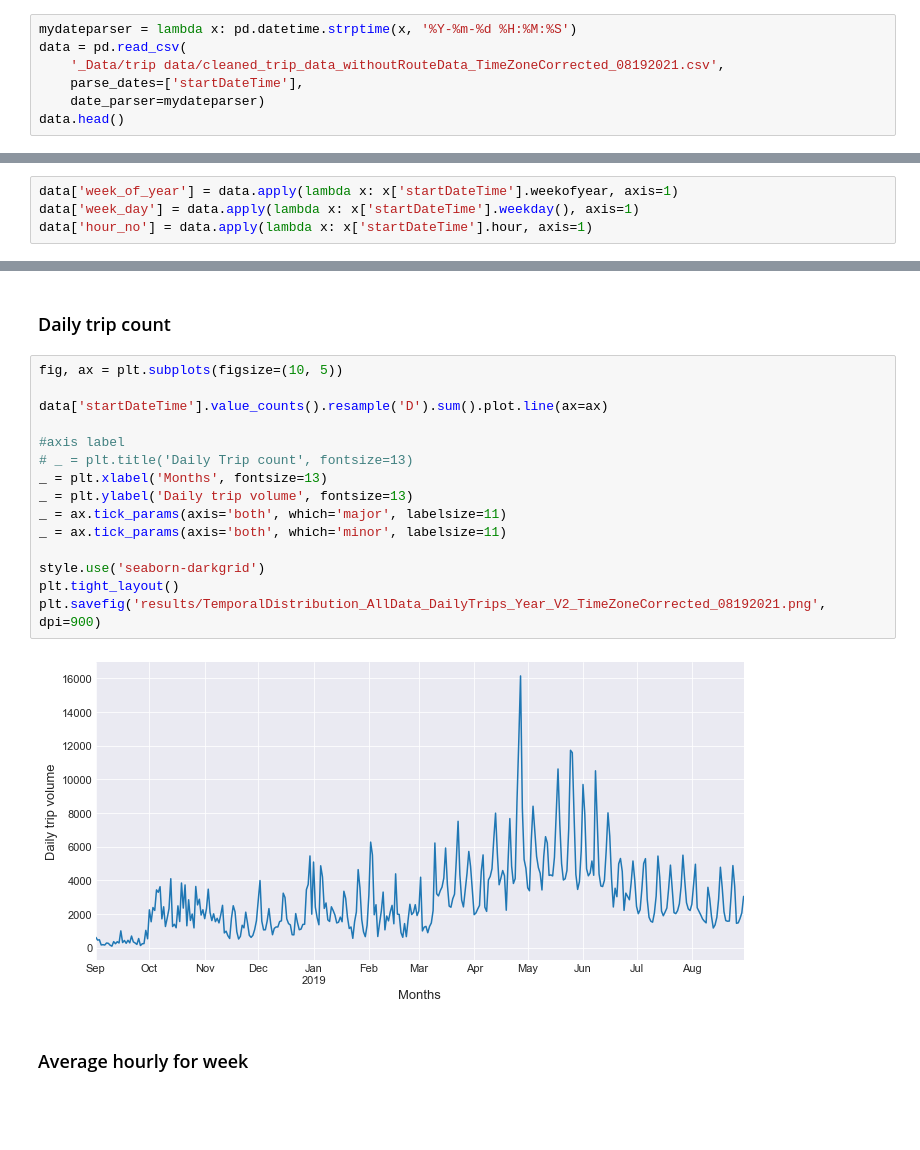
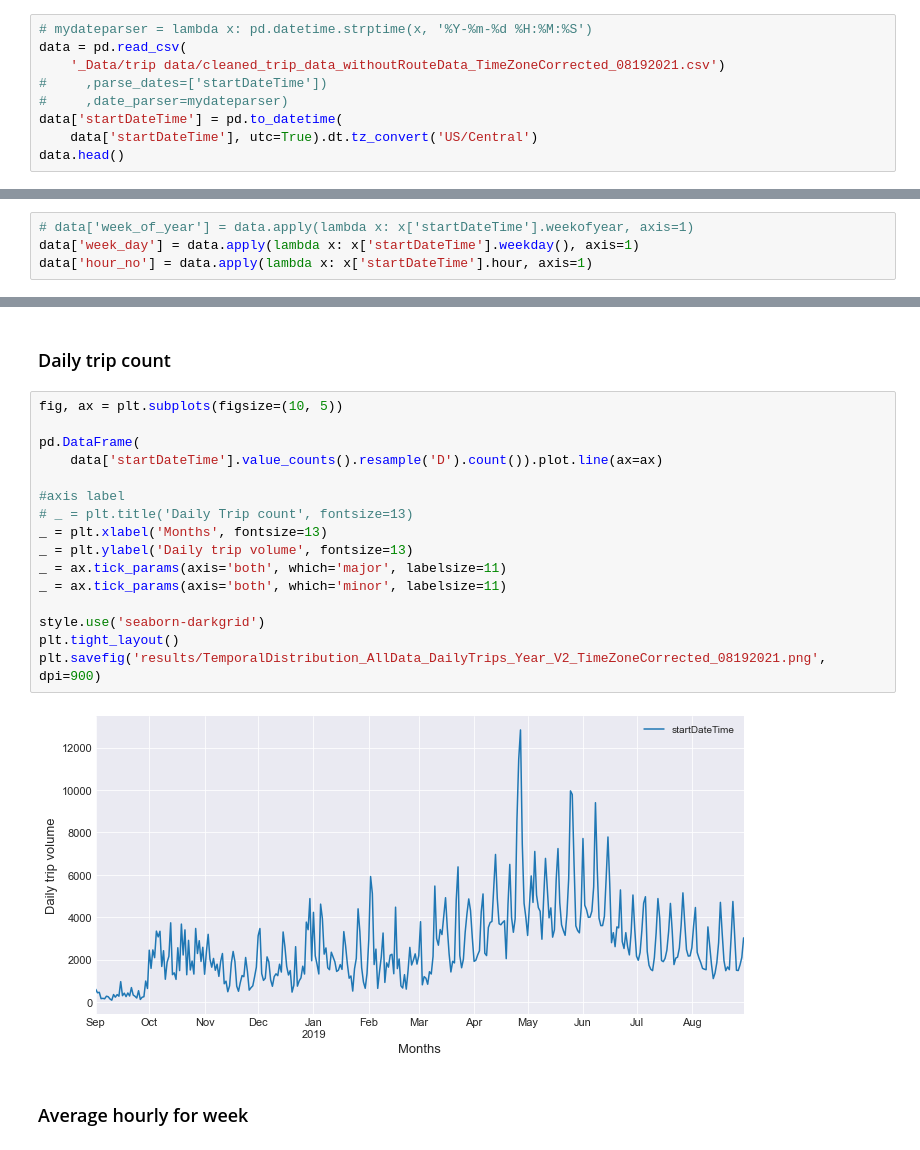
Before and after one commit to niteshshah12/E-scooter-trip-pattern-analysis-of-Nasvhille, a Jupyter notebook: 2_Descriptive Statistics.ipynb, the cells around one changed output, grey strips where cells are left out. Drawn from its saved outputs; the diff is of its cells as text; blank space fills up the shorter version.

Commit message:
Finalized data prep

```diff
--- a/2_Descriptive Statistics.ipynb
+++ b/2_Descriptive Statistics.ipynb
@@ -27,9 +27,11 @@ import ast
 # %% [markdown]
 # Read Data
 # %%
-mydateparser = lambda x: pd.datetime.strptime(x, '%Y-%m-%d %H:%M:%S')
+# mydateparser = lambda x: pd.datetime.strptime(x, '%Y-%m-%d %H:%M:%S')
 data = pd.read_csv(
-    '_Data/trip data/cleaned_trip_data_withoutRouteData_TimeZoneCorrected_08192021.csv',
-    parse_dates=['startDateTime'],
-    date_parser=mydateparser)
+    '_Data/trip data/cleaned_trip_data_withoutRouteData_TimeZoneCorrected_08192021.csv')
+#     ,parse_dates=['startDateTime'])
+#     ,date_parser=mydateparser)
+data['startDateTime'] = pd.to_datetime(
+    data['startDateTime'], utc=True).dt.tz_convert('US/Central')
 data.head()
@@ -48,7 +58,7 @@ Index(['Unnamed: 0', 'trip_id', 'companyName', 'tripRecordNum', 'sumdID',
        'high_trip_count_day'],
       dtype='object')
 # %%
-data['week_of_year'] = data.apply(lambda x: x['startDateTime'].weekofyear, axis=1)
+# data['week_of_year'] = data.apply(lambda x: x['startDateTime'].weekofyear, axis=1)
 data['week_day'] = data.apply(lambda x: x['startDateTime'].weekday(), axis=1)
 data['hour_no'] = data.apply(lambda x: x['startDateTime'].hour, axis=1)
 # %% [markdown]
@@ -98,20 +108,21 @@ trip_stat_raw()
 # %%
 fig, ax = plt.subplots(figsize=(10, 5))
 
-data['startDateTime'].value_counts().resample('D').sum().plot.line(ax=ax)
+pd.DataFrame(
+    data['startDateTime'].value_counts().resample('D').count()).plot.line(ax=ax)
 
 #axis label
 # _ = plt.title('Daily Trip count', fontsize=13)
 _ = plt.xlabel('Months', fontsize=13)
 _ = plt.ylabel('Daily trip volume', fontsize=13)
 _ = ax.tick_params(axis='both', which='major', labelsize=11)
 _ = ax.tick_params(axis='both', which='minor', labelsize=11)
 
 style.use('seaborn-darkgrid')
 plt.tight_layout()
 plt.savefig('results/TemporalDistribution_AllData_DailyTrips_Year_V2_TimeZoneCorrected_08192021.png', dpi=900)
 # %% [output]
-[figure, old version]
+[figure, new version]
 # %% [markdown]
 ### Average hourly for week
 # %%
```
Also changed, not shown: parts of 9 cells of this notebook, 37 other files.
